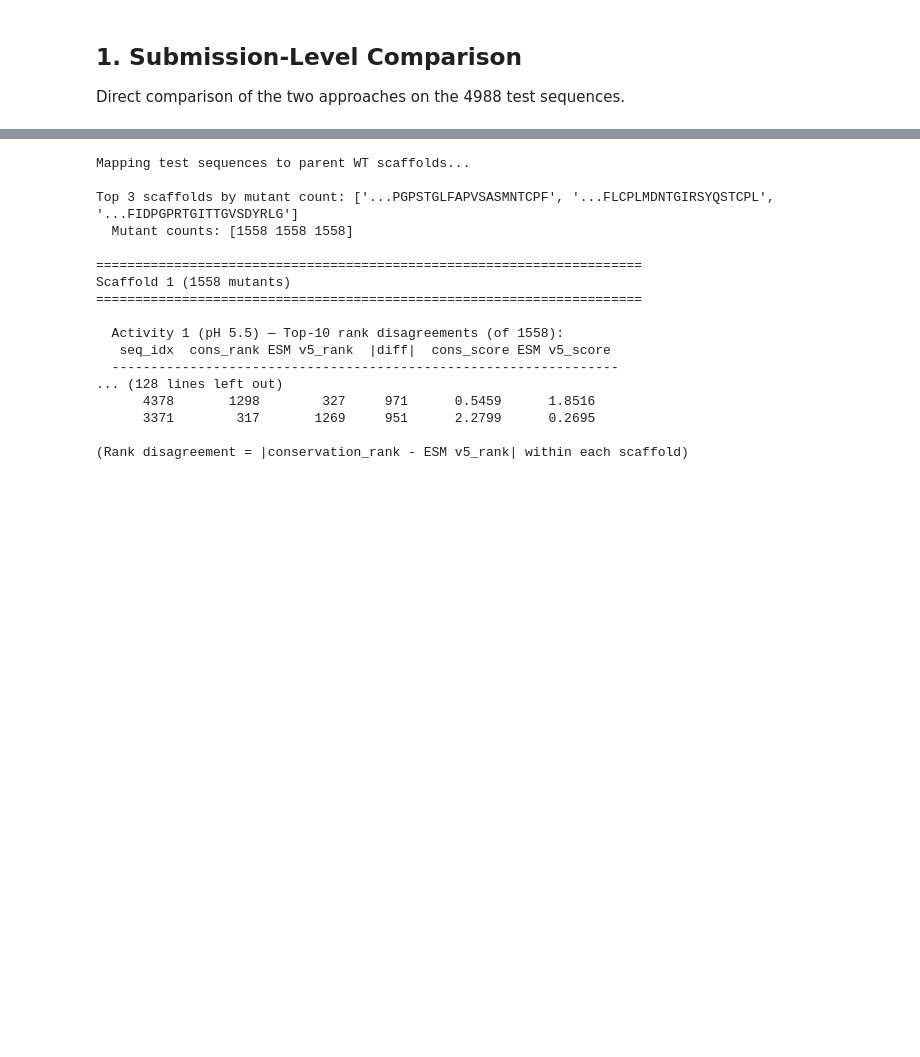
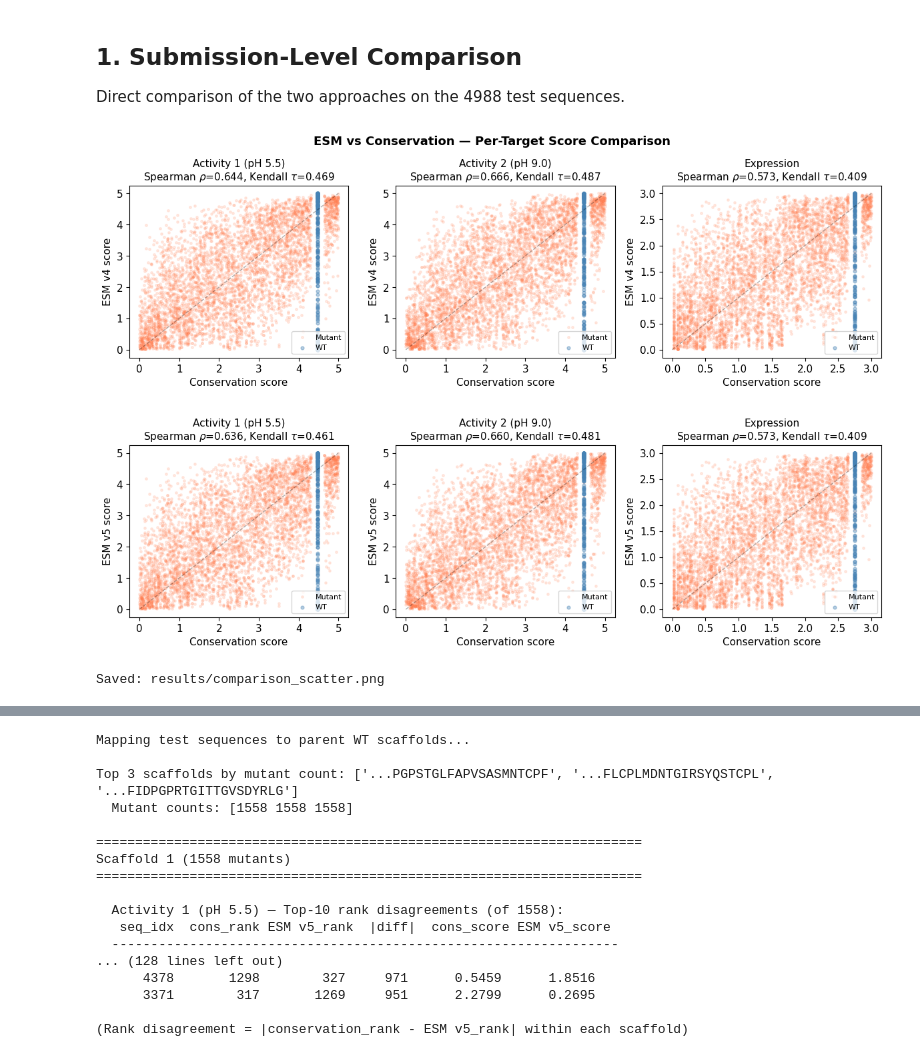
Before and after one commit to fulopjoz/pet-challenge-2025, a Jupyter notebook: Approach_Comparison.ipynb, the cells around one changed output, grey strips where cells are left out. Drawn from its saved outputs; the diff is of its cells as text; code cells hidden in the pictures; blank space fills up the shorter version.

Commit message:
update comparison

```diff
--- a/Approach_Comparison.ipynb
+++ b/Approach_Comparison.ipynb
@@ -113,7 +37,7 @@ from scipy.spatial.distance import jensenshannon
 import matplotlib
 import matplotlib.pyplot as plt
 from matplotlib.lines import Line2D
-matplotlib.rcParams.update({'font.size': 11, 'figure.dpi': 120})
+matplotlib.rcParams.update({'font.size': 11, 'figure.dpi': 100})
 
 # Paths — detect project root (works in Colab, VS Code, and local)
 if os.path.exists('data/petase_challenge_data'):
@@ -235,35 +159,38 @@ Direct comparison of the two approaches on the 4988 test sequences.
 # %%
 if not esm_available:
     print("SKIPPING — No ESM submissions available.")
 else:
     esm_subs = {k: v for k, v in submissions.items() if k != 'Conservation'}
     n_esm = len(esm_subs)
-    fig, axes = plt.subplots(n_esm, 3, figsize=(16, max(9, 5 * n_esm)), squeeze=False)
+    fig, axes = plt.subplots(n_esm, 3, figsize=(12, max(7, 4 * n_esm)), squeeze=False)
 
     for row_idx, (esm_name, esm_df) in enumerate(esm_subs.items()):
         for col_idx, (key, col) in enumerate(TARGETS.items()):
             ax = axes[row_idx, col_idx]
             c_scores = cons[col].values
             e_scores = esm_df[col].values
 
             ax.scatter(c_scores[~is_wt], e_scores[~is_wt], s=6, alpha=0.15, c='coral', label='Mutant')
             ax.scatter(c_scores[is_wt], e_scores[is_wt], s=12, alpha=0.4, c='steelblue', label='WT')
 
             lo, hi = TARGET_RANGES[key]
             ax.plot([lo, hi], [lo, hi], 'k--', alpha=0.3, lw=1)
 
             rho, p_rho = stats.spearmanr(c_scores, e_scores)
             tau, p_tau = stats.kendalltau(c_scores, e_scores)
             ax.set_title(f"{TARGET_LABELS[key]}\nSpearman $\\rho$={rho:.3f}, Kendall $\\tau$={tau:.3f}", fontsize=11)
             ax.set_xlabel('Conservation score')
             ax.set_ylabel(f'{esm_name} score')
             ax.legend(fontsize=8, loc='lower right')
 
     plt.suptitle('ESM vs Conservation — Per-Target Score Comparison', fontsize=13, fontweight='bold')
     plt.tight_layout(h_pad=3)
-    plt.savefig(os.path.join(RESULTS_DIR, 'comparison_scatter.png'), dpi=150, bbox_inches='tight')
+    plt.savefig(os.path.join(RESULTS_DIR, 'comparison_scatter.png'), dpi=120, bbox_inches='tight')
     plt.show()
     print("Saved: results/comparison_scatter.png")
+# %% [output]
+[figure, added]
+Saved: results/comparison_scatter.png
 # %%
 if not esm_available:
     print("SKIPPING — No ESM submissions available.")
```
Also changed, not shown: parts of 14 cells of this notebook.
